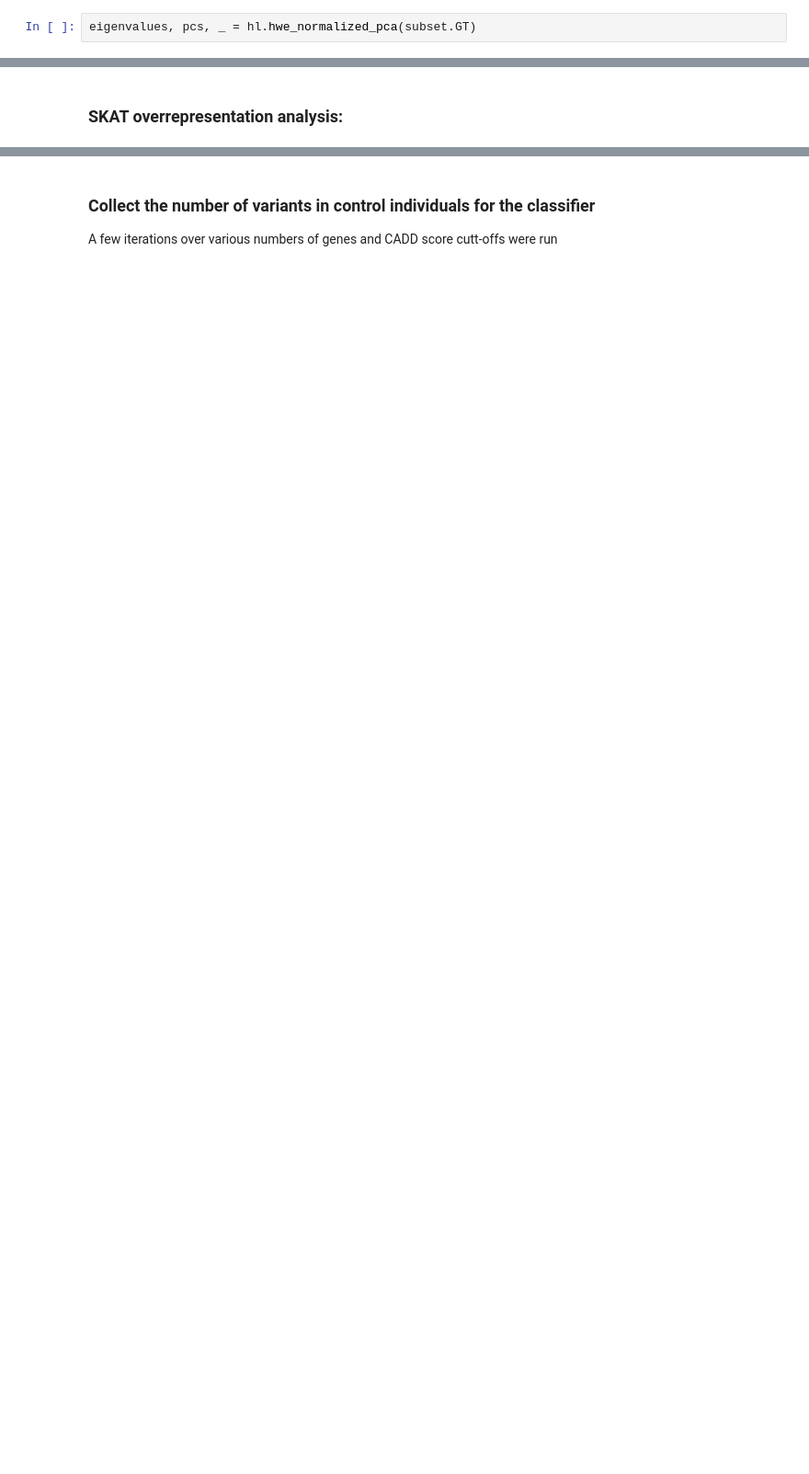
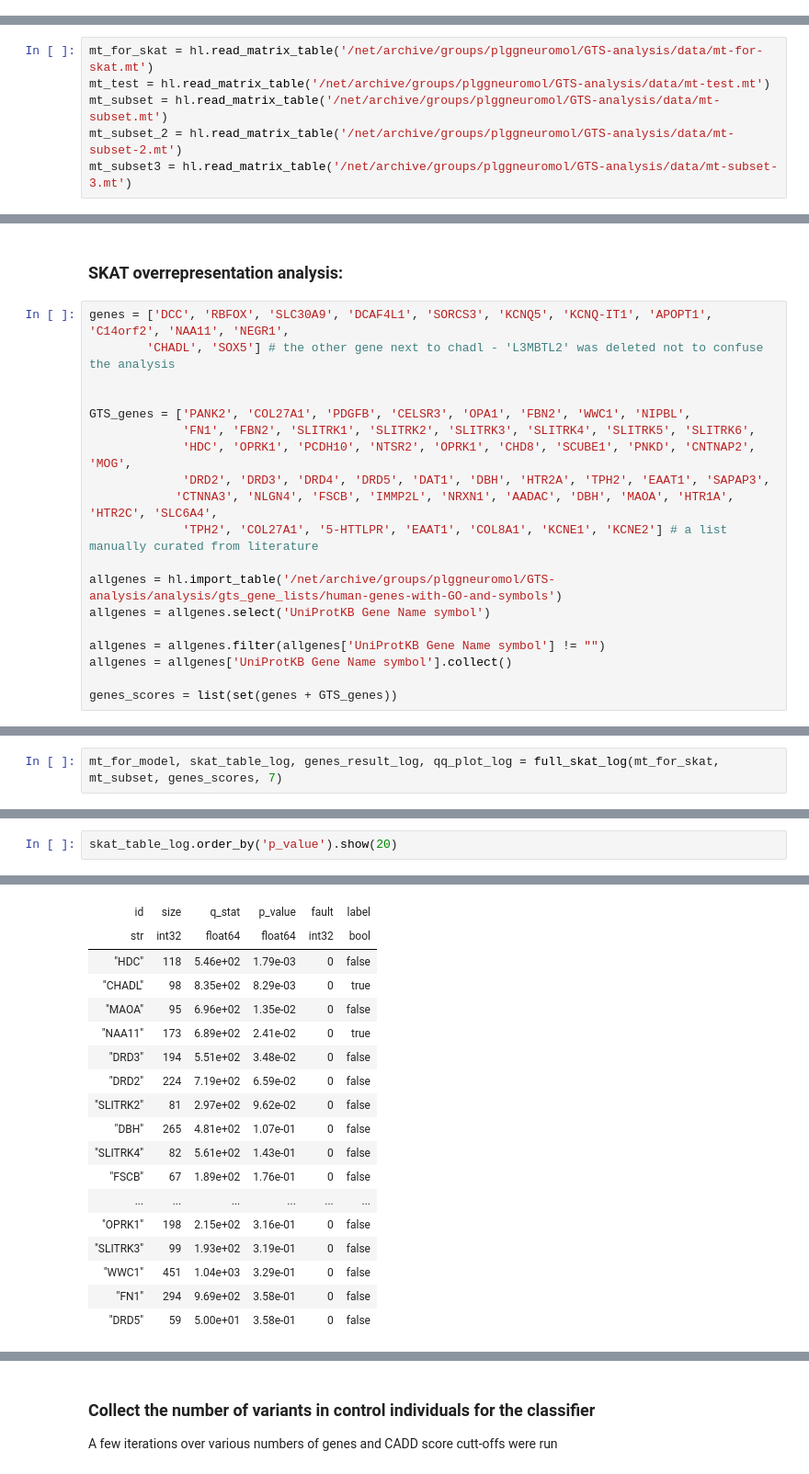
Before and after one commit to ippas/imdik-zekanowski-gts, a Jupyter notebook: GTS-variant-overepresentation-analysis.ipynb, the cells around one changed output, grey strips where cells are left out. Shown at 92% size. Saved outputs shown, nothing was run; the diff lists cells and outputs as text; blank space fills up the shorter version.

```diff
--- a/GTS-variant-overepresentation-analysis.ipynb
+++ b/GTS-variant-overepresentation-analysis.ipynb
@@ -259,2 +44,0 @@ subset.count()
-# %%
-eigenvalues, pcs, _ = hl.hwe_normalized_pca(subset.GT)
@@ -358,0 +142,6 @@ mt.write('/net/archive/groups/plggneuromol/GTS-analysis/data/GTS-gnomad-sex.mt')
+# %%
+mt_for_skat = hl.read_matrix_table('/net/archive/groups/plggneuromol/GTS-analysis/data/mt-for-skat.mt')
+mt_test = hl.read_matrix_table('/net/archive/groups/plggneuromol/GTS-analysis/data/mt-test.mt')
+mt_subset = hl.read_matrix_table('/net/archive/groups/plggneuromol/GTS-analysis/data/mt-subset.mt')
+mt_subset_2 = hl.read_matrix_table('/net/archive/groups/plggneuromol/GTS-analysis/data/mt-subset-2.mt')
+mt_subset3 = hl.read_matrix_table('/net/archive/groups/plggneuromol/GTS-analysis/data/mt-subset-3.mt')
@@ -359,2 +229,21 @@ mt.write('/net/archive/groups/plggneuromol/GTS-analysis/data/GTS-gnomad-sex.mt')
 # %% [markdown]
 ### SKAT overrepresentation analysis:
+# %%
+genes = ['DCC', 'RBFOX', 'SLC30A9', 'DCAF4L1', 'SORCS3', 'KCNQ5', 'KCNQ-IT1', 'APOPT1', 'C14orf2', 'NAA11', 'NEGR1',
+        'CHADL', 'SOX5'] # the other gene next to chadl - 'L3MBTL2' was deleted not to confuse the analysis
+
+
+GTS_genes = ['PANK2', 'COL27A1', 'PDGFB', 'CELSR3', 'OPA1', 'FBN2', 'WWC1', 'NIPBL',
+             'FN1', 'FBN2', 'SLITRK1', 'SLITRK2', 'SLITRK3', 'SLITRK4', 'SLITRK5', 'SLITRK6',
+             'HDC', 'OPRK1', 'PCDH10', 'NTSR2', 'OPRK1', 'CHD8', 'SCUBE1', 'PNKD', 'CNTNAP2', 'MOG',
+             'DRD2', 'DRD3', 'DRD4', 'DRD5', 'DAT1', 'DBH', 'HTR2A', 'TPH2', 'EAAT1', 'SAPAP3',
+            'CTNNA3', 'NLGN4', 'FSCB', 'IMMP2L', 'NRXN1', 'AADAC', 'DBH', 'MAOA', 'HTR1A', 'HTR2C', 'SLC6A4',
+             'TPH2', 'COL27A1', '5-HTTLPR', 'EAAT1', 'COL8A1', 'KCNE1', 'KCNE2'] # a list manually curated from literature
+
+allgenes = hl.import_table('/net/archive/groups/plggneuromol/GTS-analysis/analysis/gts_gene_lists/human-genes-with-GO-and-symbols')
+allgenes = allgenes.select('UniProtKB Gene Name symbol')
+
+allgenes = allgenes.filter(allgenes['UniProtKB Gene Name symbol'] != "")
+allgenes = allgenes['UniProtKB Gene Name symbol'].collect()
+
+genes_scores = list(set(genes + GTS_genes))
@@ -360,0 +267,2 @@ mt.write('/net/archive/groups/plggneuromol/GTS-analysis/data/GTS-gnomad-sex.mt')
+# %%
+mt_for_model, skat_table_log, genes_result_log, qq_plot_log = full_skat_log(mt_for_skat, mt_subset, genes_scores, 7)
@@ -360,0 +297,3 @@ mt.write('/net/archive/groups/plggneuromol/GTS-analysis/data/GTS-gnomad-sex.mt')
+# %%
+skat_table_log.order_by('p_value').show(20)
+# %% [output]
@@ -360,0 +302,18 @@ mt.write('/net/archive/groups/plggneuromol/GTS-analysis/data/GTS-gnomad-sex.mt')
+| id | size | q_stat | p_value | fault | label |
+| str | int32 | float64 | float64 | int32 | bool |
+| "HDC" | 118 | 5.46e+02 | 1.79e-03 | 0 | false |
+| "CHADL" | 98 | 8.35e+02 | 8.29e-03 | 0 | true |
+| "MAOA" | 95 | 6.96e+02 | 1.35e-02 | 0 | false |
+| "NAA11" | 173 | 6.89e+02 | 2.41e-02 | 0 | true |
+| "DRD3" | 194 | 5.51e+02 | 3.48e-02 | 0 | false |
+| "DRD2" | 224 | 7.19e+02 | 6.59e-02 | 0 | false |
+| "SLITRK2" | 81 | 2.97e+02 | 9.62e-02 | 0 | false |
+| "DBH" | 265 | 4.81e+02 | 1.07e-01 | 0 | false |
+| "SLITRK4" | 82 | 5.61e+02 | 1.43e-01 | 0 | false |
+| "FSCB" | 67 | 1.89e+02 | 1.76e-01 | 0 | false |
+| ... | ... | ... | ... | ... | ... |
+| "OPRK1" | 198 | 2.15e+02 | 3.16e-01 | 0 | false |
+| "SLITRK3" | 99 | 1.93e+02 | 3.19e-01 | 0 | false |
+| "WWC1" | 451 | 1.04e+03 | 3.29e-01 | 0 | false |
+| "FN1" | 294 | 9.69e+02 | 3.58e-01 | 0 | false |
+| "DRD5" | 59 | 5.00e+01 | 3.58e-01 | 0 | false |
```
Also changed, not shown: parts of 193 cells of this notebook, 1 other file.
